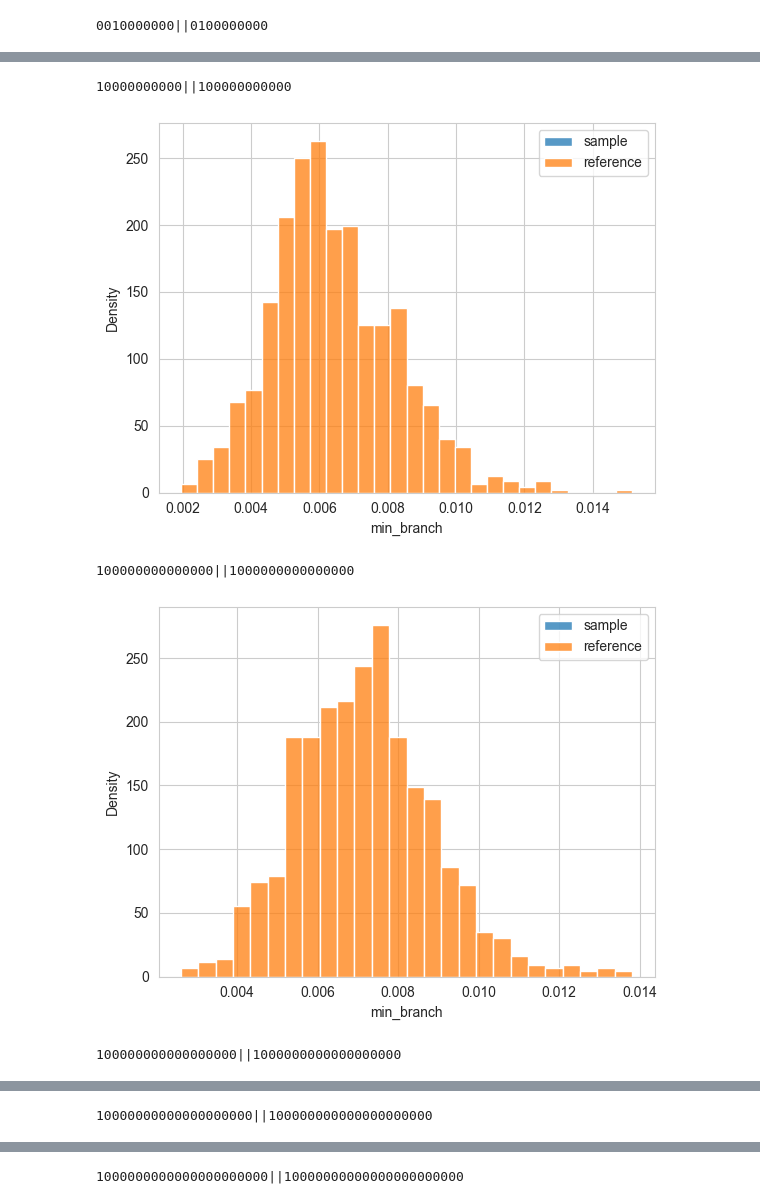
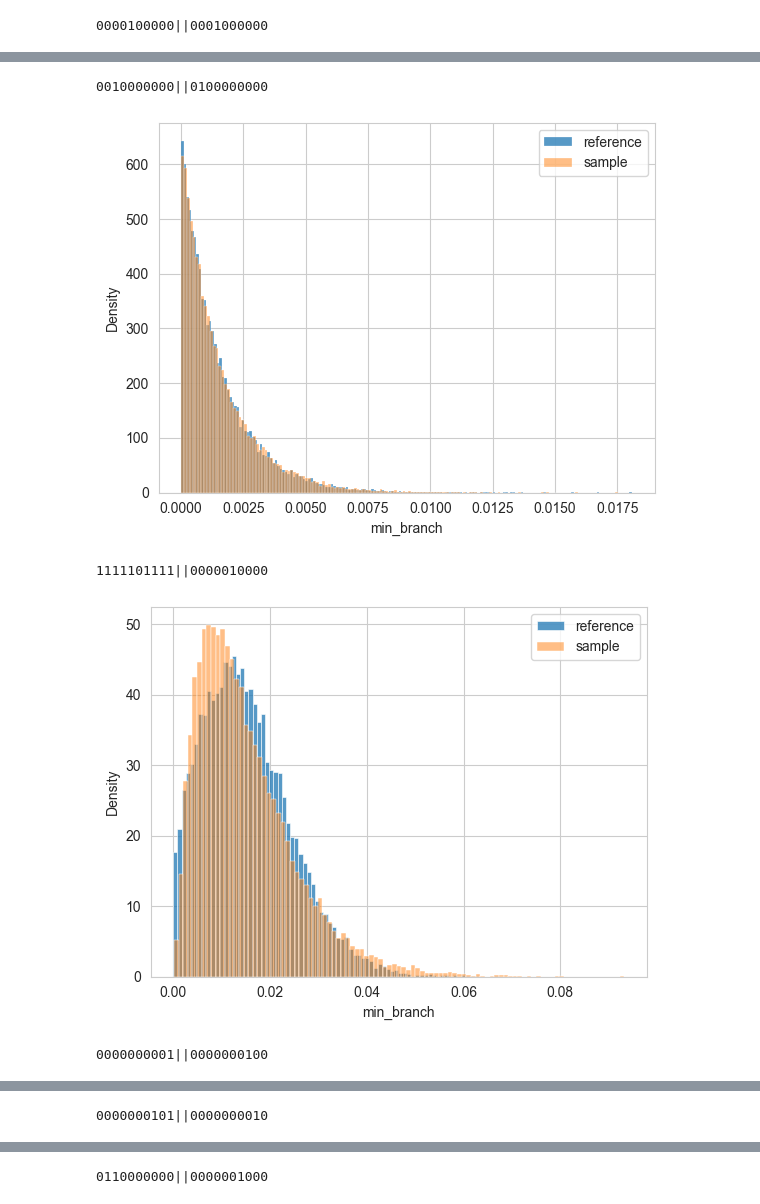
Before and after one commit to tochsner/ccd-validation, a Jupyter notebook: src/model_validation/validation.ipynb, the cells around one changed output, grey strips where cells are left out. Drawn from its saved outputs; the diff is of its cells as text; code cells hidden in the pictures.

Commit message:
Add additional validation.

```diff
--- a/src/model_validation/validation.ipynb
+++ b/src/model_validation/validation.ipynb
@@ -14,8 +14,10 @@ import warnings
 warnings.filterwarnings('ignore')
 sns.set_style("whitegrid")
 # %%
-REFERENCE_TREE_FILE = Path("data/beast/ds1-0.trees")
-SAMPLE_TREES_FILE = Path("data/validation/ds1-0_sampled-trees_mu-sigma.trees")
-NUM_TAXA = 27
+REFERENCE_TREE_FILE = Path("data/beast/yule-10-0.trees")
+SAMPLE_TREES_FILE = Path("data/validation/yule-10-0_sampled-trees_mu-sigma-local-beta-old-old.trees")
+SAMPLE_TREES_FILE = Path("data/validation/yule-10-0_sampled-trees_gamma-mu-sigma.trees")
+# SAMPLE_TREES_FILE = Path("data/validation/yule-10-0_sampled-trees_mu-sigma.trees")
+NUM_TAXA = 10
 # %%
-ref_trees = load_trees_from_file(REFERENCE_TREE_FILE, 1000)
+ref_trees = load_trees_from_file(REFERENCE_TREE_FILE)
@@ -24,2 +24,7 @@ sample_trees = load_trees_from_file(SAMPLE_TREES_FILE, 1000)
+# %%
+sample_trees = load_trees_from_file(SAMPLE_TREES_FILE)
+sample_trees = [
+    t for t in sample_trees if get_tree_height(t) < 100
+]
 # %%
 taxa_names = get_taxa_names(ref_trees[0])
@@ -107,19 +75,20 @@ for clade_split, _ in Counter(ref_branches.clade_split).most_common(20):
     print(clade_split)
 
     sns.histplot(
-        sample_branches[sample_branches.clade_split == clade_split],
-        x="min_branch",
-        label="sample",
-        stat="density",
-    )
-    sns.histplot(
         ref_branches[ref_branches.clade_split == clade_split],
         x="min_branch",
         label="reference",
         stat="density",
     )
+    sns.histplot(
+        sample_branches[sample_branches.clade_split == clade_split],
+        x="min_branch",
+        label="sample",
+        stat="density",
+        alpha=0.5,
+    )
 
     plt.legend(loc="upper right")
     plt.show()
 # %% [output]
-0010000000||0100000000
+0000100000||0001000000
@@ -127,5 +96,5 @@ for clade_split, _ in Counter(ref_branches.clade_split).most_common(20):
-10000000000||100000000000
+0010000000||0100000000
-[figure, old version]
+[figure, new version]
-100000000000000||1000000000000000
+1111101111||0000010000
-[figure, old version]
+[figure, new version]
-100000000000000000||1000000000000000000
+0000000001||0000000100
@@ -133 +102 @@ for clade_split, _ in Counter(ref_branches.clade_split).most_common(20):
-10000000000000000000||100000000000000000000
+0000000101||0000000010
@@ -135 +104 @@ for clade_split, _ in Counter(ref_branches.clade_split).most_common(20):
-1000000000000000000000||10000000000000000000000
+0110000000||0000001000
```
Also changed, not shown: parts of 9 cells of this notebook, 7 other files.
